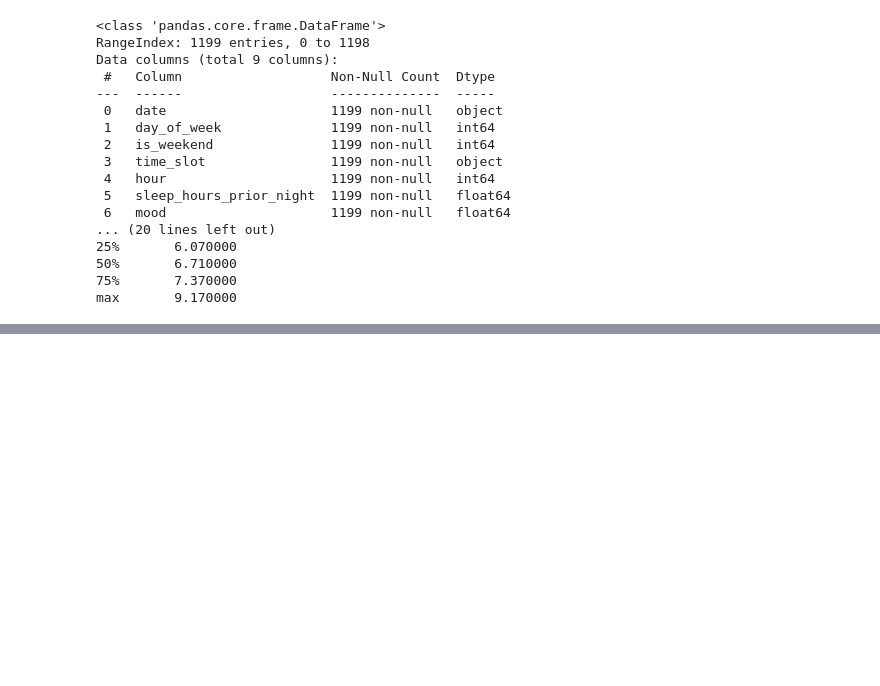
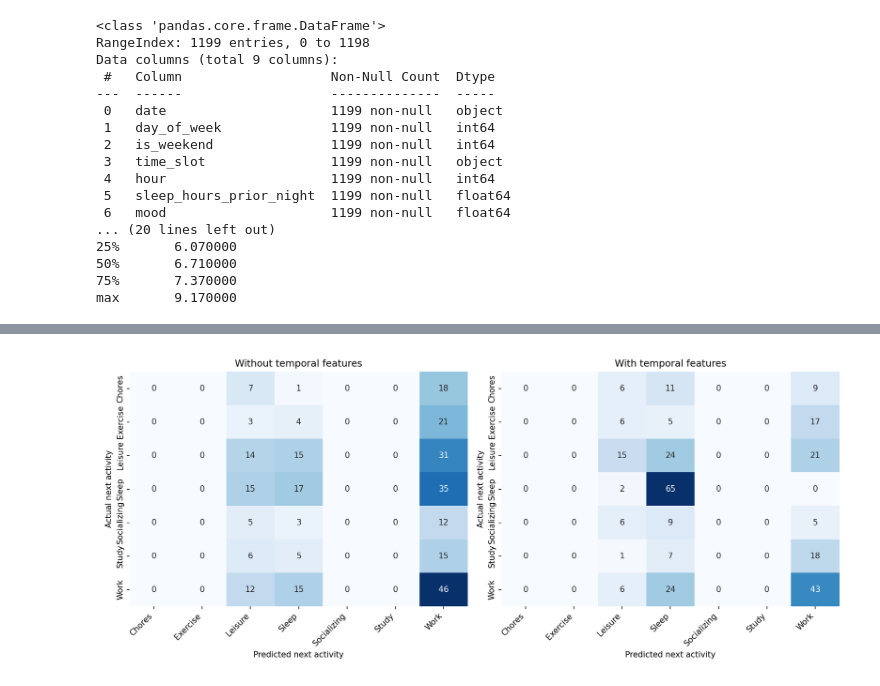
Before and after one commit to Moshood6464/Power-BI-and-Excel, a Jupyter notebook: 01_probability_neural_networks.ipynb, the cells around one changed output, grey strips where cells are left out. Saved outputs shown, nothing was run; the diff lists cells and outputs as text; code cells hidden in the pictures; blank space fills up the shorter version.

```diff
--- a/01_probability_neural_networks.ipynb
+++ b/01_probability_neural_networks.ipynb
@@ -1262,0 +1596,5 @@ Saved 5 charts to ./
+# %%
+from IPython.display import Image, display
+display(Image('/content/2_confusion_matrices.png'))
+# %% [output]
+[figure, added]
```
Also changed, not shown: parts of 4 cells of this notebook.
